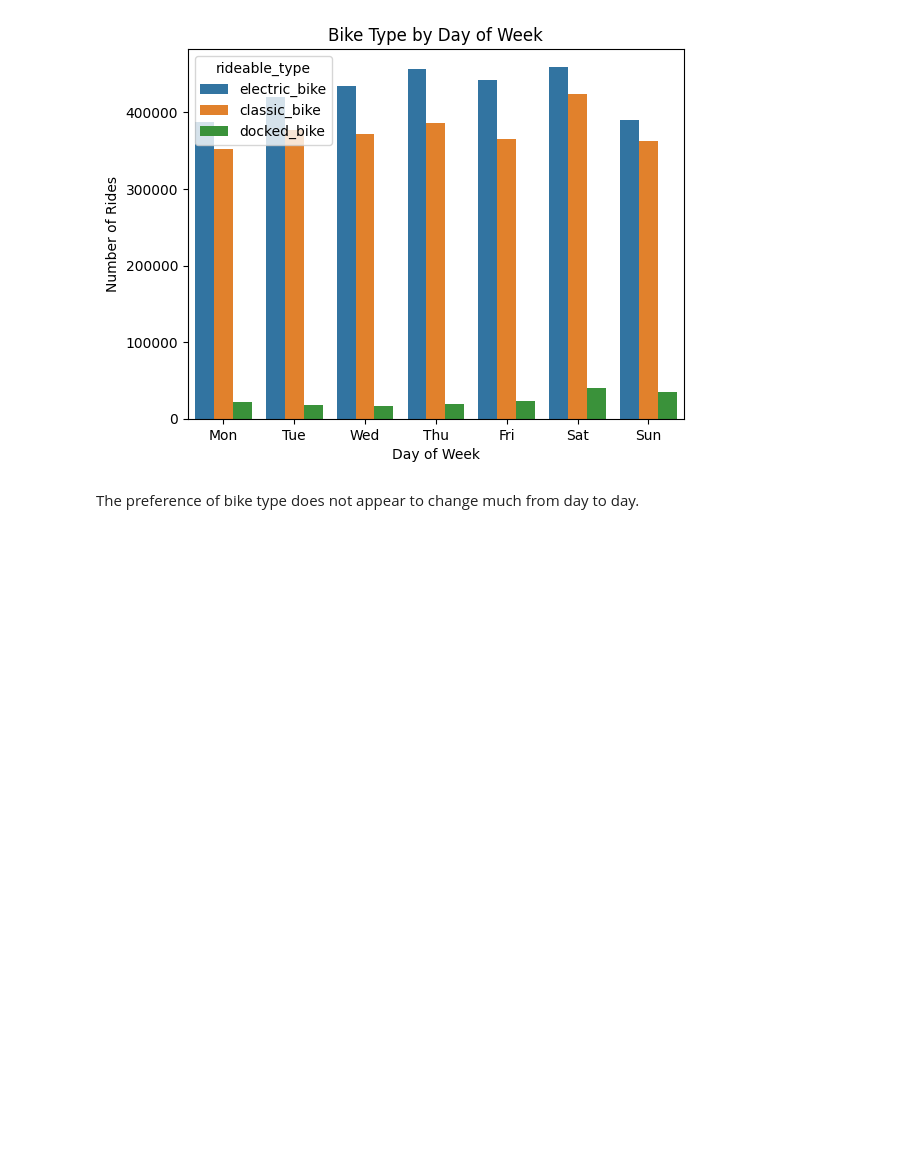
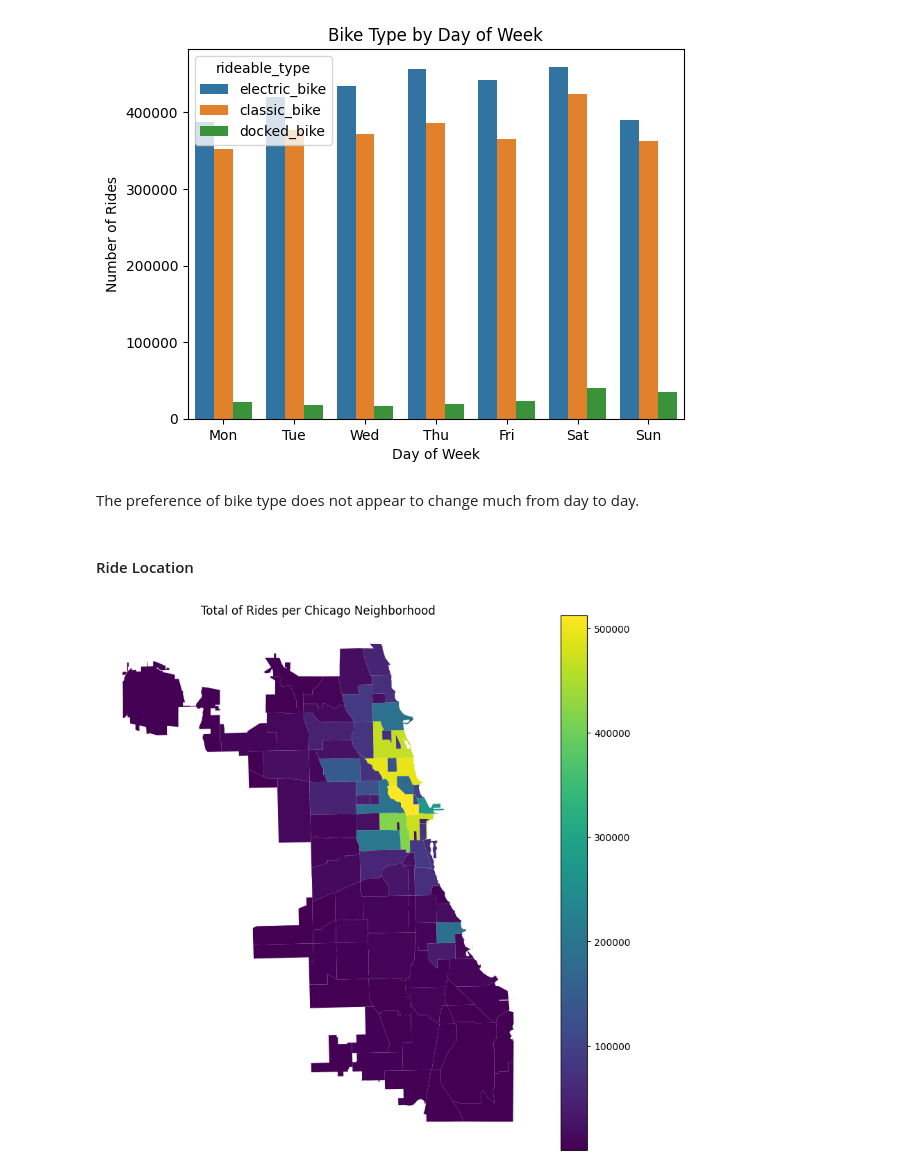
Before and after one commit to paulgreber/RideShareAnalysis, a Jupyter notebook: ride_share_analysis.ipynb, the cells around one changed output. Cells and saved outputs as stored; diff of their text form; code cells hidden in the pictures; blank space fills up the shorter version.

```diff
--- a/ride_share_analysis.ipynb
+++ b/ride_share_analysis.ipynb
@@ -461,3 +456,13 @@ plt.show()
 [figure]
 # %% [markdown]
 The preference of bike type does not appear to change much from day to day.
+# %% [markdown]
+#### Ride Location
+# %%
+fig, ax = plt.subplots(figsize=(10,10))
+neighborhood_df.plot(column="total_ride_count", legend=True, ax=ax)
+plt.title("Total of Rides per Chicago Neighborhood")
+plt.axis('off')
+plt.show()
+# %% [output]
+[figure, added]
```
Also changed, not shown: parts of 11 cells of this notebook, 3 other files.
